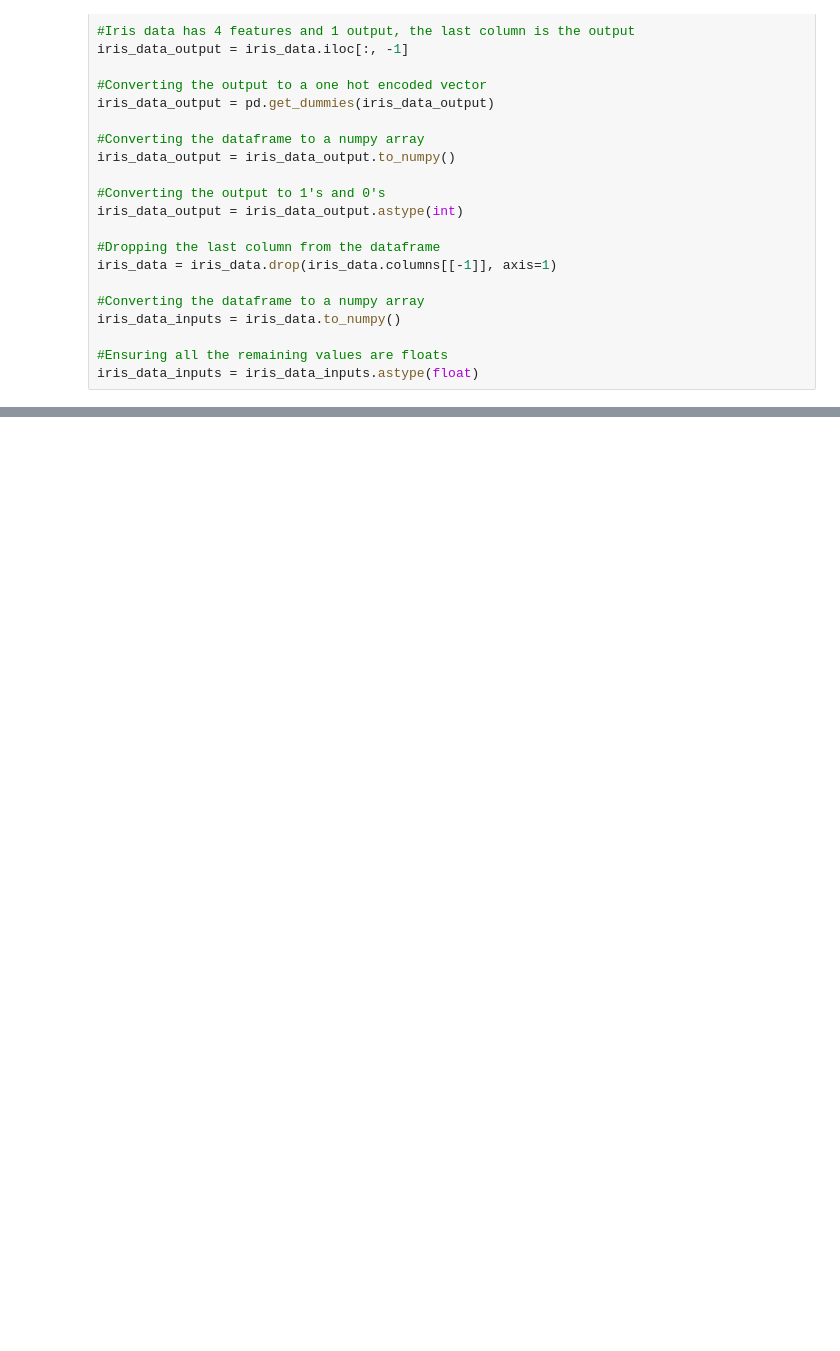
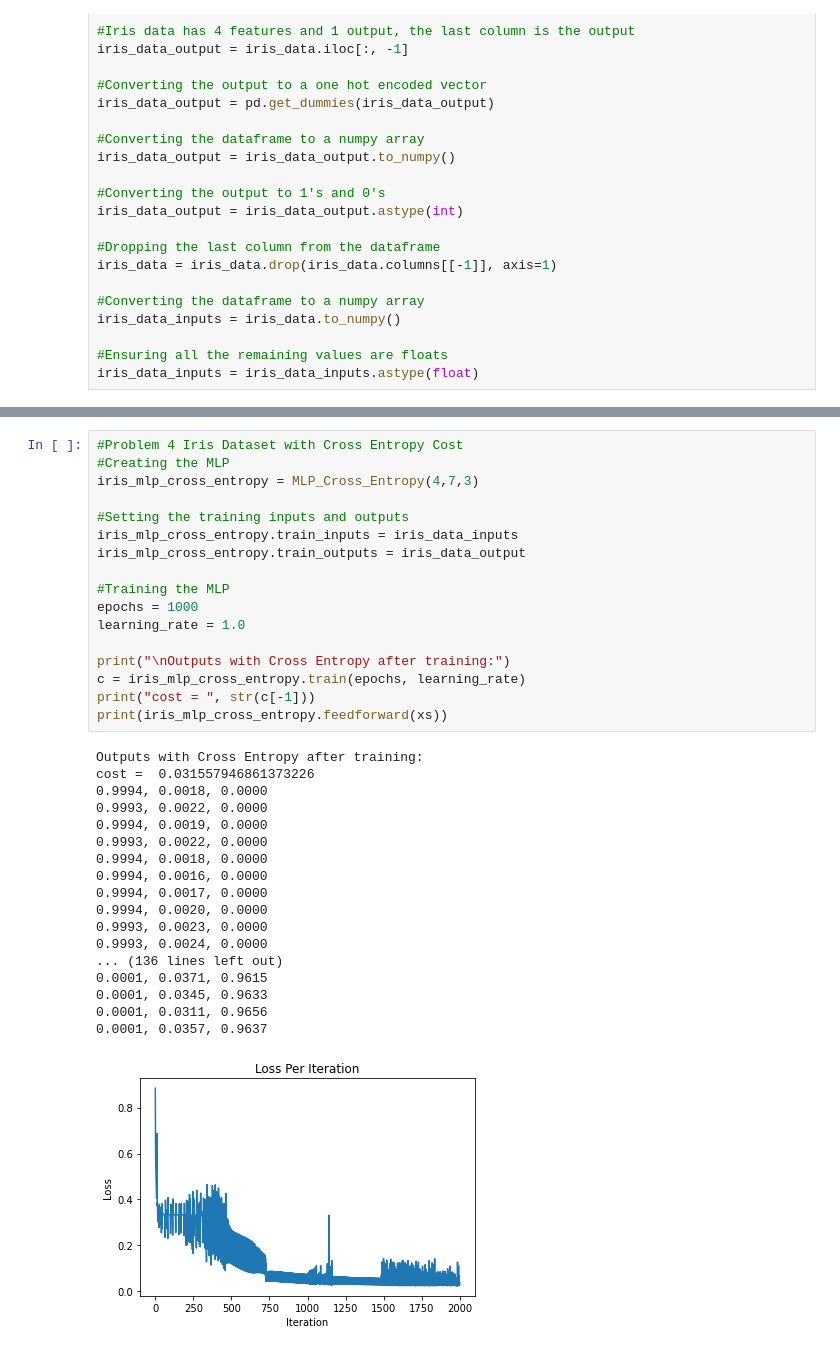
Before and after one commit to MK-CIAN/A.I.-MLP-ASSIGNMENT, a Jupyter notebook: XOR_MLP v1.ipynb, the cells around one changed output, grey strips where cells are left out. Cells and saved outputs as stored; diff of their text form; blank space fills up the shorter version.

Commit message:
Iris though Cross Entropy

```diff
--- a/XOR_MLP v1.ipynb
+++ b/XOR_MLP v1.ipynb
@@ -638,0 +633,36 @@ cost =  0.05063190217540463
+# %%
+#Problem 4 Iris Dataset with Cross Entropy Cost
+#Creating the MLP
+iris_mlp_cross_entropy = MLP_Cross_Entropy(4,7,3)
+
+#Setting the training inputs and outputs
+iris_mlp_cross_entropy.train_inputs = iris_data_inputs
+iris_mlp_cross_entropy.train_outputs = iris_data_output
+
+#Training the MLP
+epochs = 1000
+learning_rate = 1.0
+
+print("\nOutputs with Cross Entropy after training:")
+c = iris_mlp_cross_entropy.train(epochs, learning_rate)
+print("cost = ", str(c[-1]))
+print(iris_mlp_cross_entropy.feedforward(xs))
+# %% [output]
+Outputs with Cross Entropy after training:
+cost =  0.031557946861373226
+0.9994, 0.0018, 0.0000
+0.9993, 0.0022, 0.0000
+0.9994, 0.0019, 0.0000
+0.9993, 0.0022, 0.0000
+0.9994, 0.0018, 0.0000
+0.9994, 0.0016, 0.0000
+0.9994, 0.0017, 0.0000
+0.9994, 0.0020, 0.0000
+0.9993, 0.0023, 0.0000
+0.9993, 0.0024, 0.0000
+... (136 lines left out)
+0.0001, 0.0371, 0.9615
+0.0001, 0.0345, 0.9633
+0.0001, 0.0311, 0.9656
+0.0001, 0.0357, 0.9637
+[figure, added]
```
Also changed, not shown: parts of 3 cells of this notebook.
